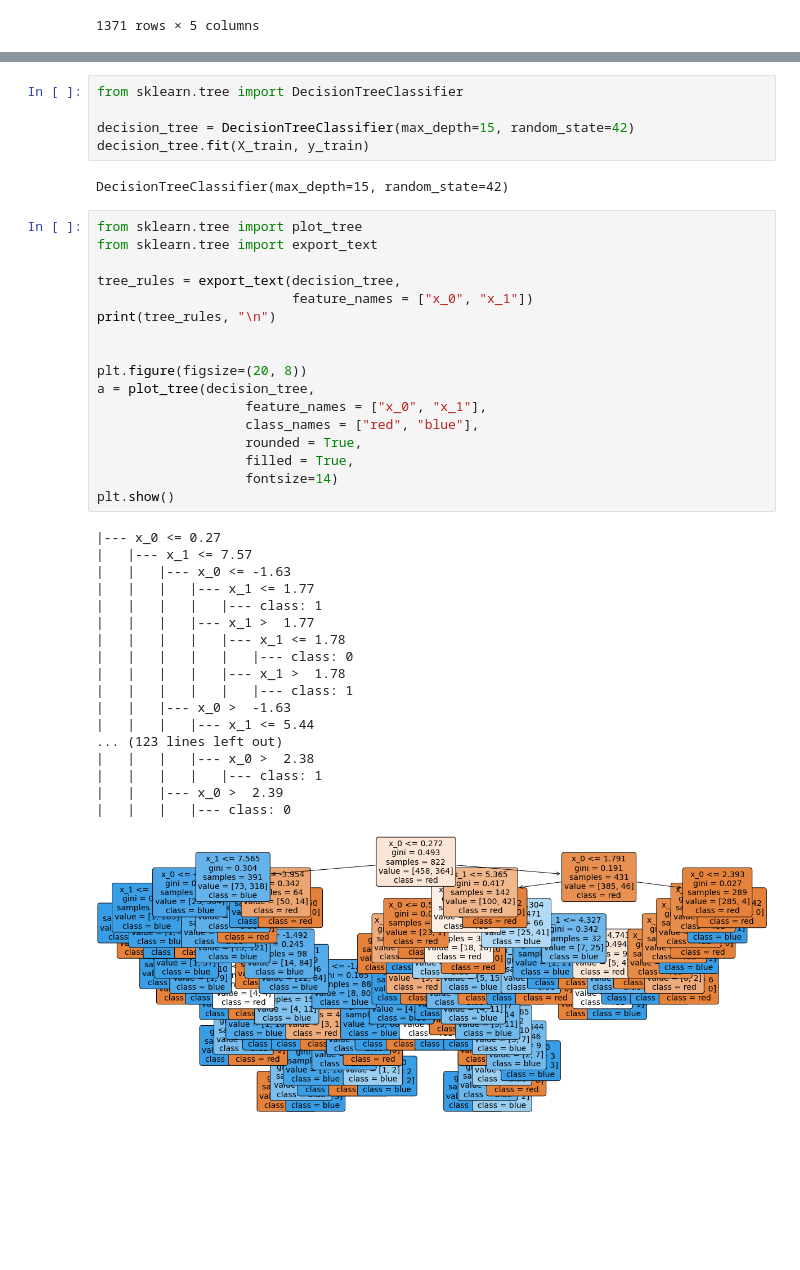
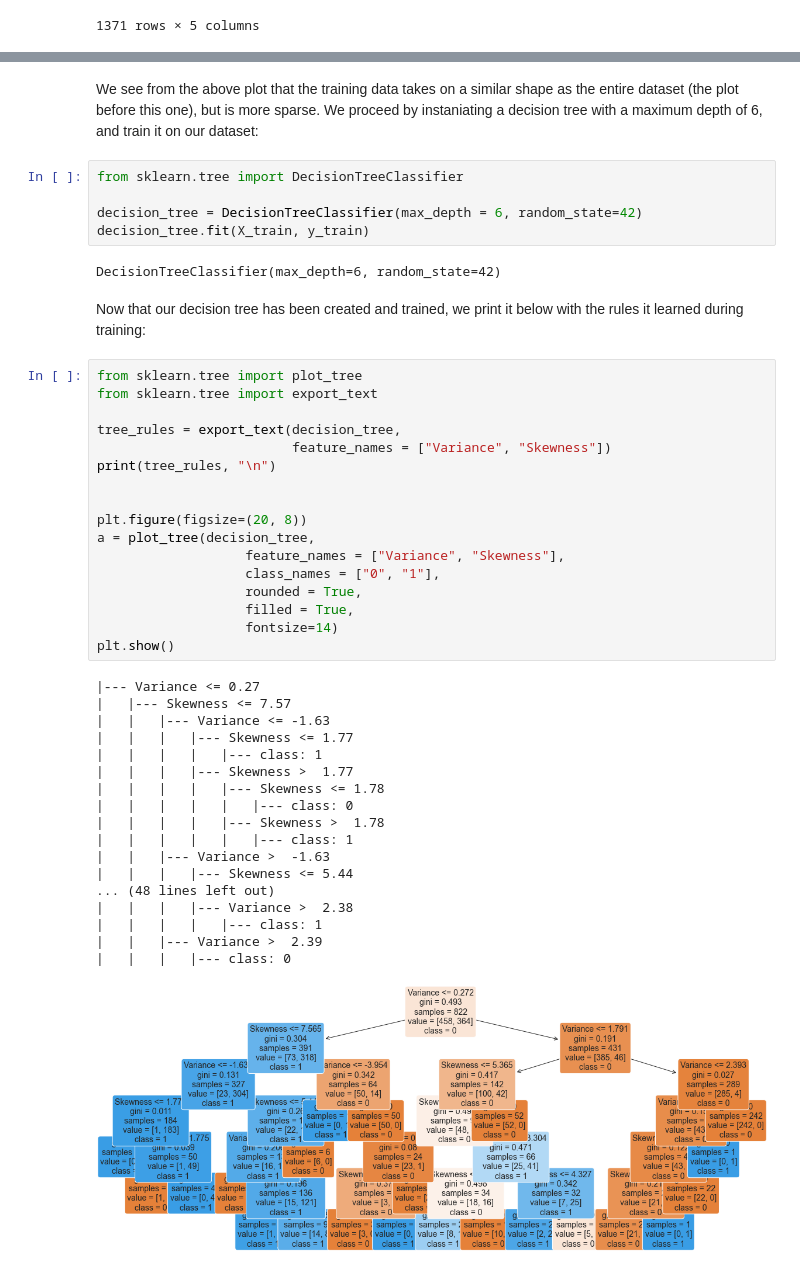
Before and after one commit to j-forner/Data_Science_and_Machine_Learning_Project, a Jupyter notebook: 1. Supervised Learning/6. Decision Trees/decision_trees.ipynb, the cells around one changed output, grey strips where cells are left out. Saved outputs shown, nothing was run; the diff lists cells and outputs as text; blank space fills up the shorter version.

```diff
--- a/1. Supervised Learning/6. Decision Trees/decision_trees.ipynb
+++ b/1. Supervised Learning/6. Decision Trees/decision_trees.ipynb
@@ -58,43 +68,47 @@ plt.show()
+# %% [markdown]
+We see from the above plot that the training data takes on a similar shape as the entire dataset (the plot before this one), but is more sparse. We proceed by instaniating a decision tree with a maximum depth of 6, and train it on our dataset:
 # %%
 from sklearn.tree import DecisionTreeClassifier
 
-decision_tree = DecisionTreeClassifier(max_depth=15, random_state=42)
+decision_tree = DecisionTreeClassifier(max_depth = 6, random_state=42)
 decision_tree.fit(X_train, y_train)
 # %% [output]
-DecisionTreeClassifier(max_depth=15, random_state=42)
+DecisionTreeClassifier(max_depth=6, random_state=42)
+# %% [markdown]
+Now that our decision tree has been created and trained, we print it below with the rules it learned during training:
 # %%
 from sklearn.tree import plot_tree
 from sklearn.tree import export_text
 
 tree_rules = export_text(decision_tree,
-                         feature_names = ["x_0", "x_1"])
+                         feature_names = ["Variance", "Skewness"])
 print(tree_rules, "\n")
 
 
 plt.figure(figsize=(20, 8))
 a = plot_tree(decision_tree,
-                   feature_names = ["x_0", "x_1"],
-                   class_names = ["red", "blue"],
+                   feature_names = ["Variance", "Skewness"],
+                   class_names = ["0", "1"],
                    rounded = True,
                    filled = True,
                    fontsize=14)
 plt.show()
 # %% [output]
-|--- x_0 <= 0.27
-|   |--- x_1 <= 7.57
-|   |   |--- x_0 <= -1.63
-|   |   |   |--- x_1 <= 1.77
+|--- Variance <= 0.27
+|   |--- Skewness <= 7.57
+|   |   |--- Variance <= -1.63
+|   |   |   |--- Skewness <= 1.77
 |   |   |   |   |--- class: 1
-|   |   |   |--- x_1 >  1.77
-|   |   |   |   |--- x_1 <= 1.78
+|   |   |   |--- Skewness >  1.77
+|   |   |   |   |--- Skewness <= 1.78
 |   |   |   |   |   |--- class: 0
-|   |   |   |   |--- x_1 >  1.78
+|   |   |   |   |--- Skewness >  1.78
 |   |   |   |   |   |--- class: 1
-|   |   |--- x_0 >  -1.63
-|   |   |   |--- x_1 <= 5.44
-... (123 lines left out)
-|   |   |   |--- x_0 >  2.38
+|   |   |--- Variance >  -1.63
+|   |   |   |--- Skewness <= 5.44
+... (48 lines left out)
+|   |   |   |--- Variance >  2.38
 |   |   |   |   |--- class: 1
-|   |   |--- x_0 >  2.39
+|   |   |--- Variance >  2.39
 |   |   |   |--- class: 0
-[figure, old version]
+[figure, new version]
```
Also changed, not shown: parts of 15 cells of this notebook, 2 other files.
